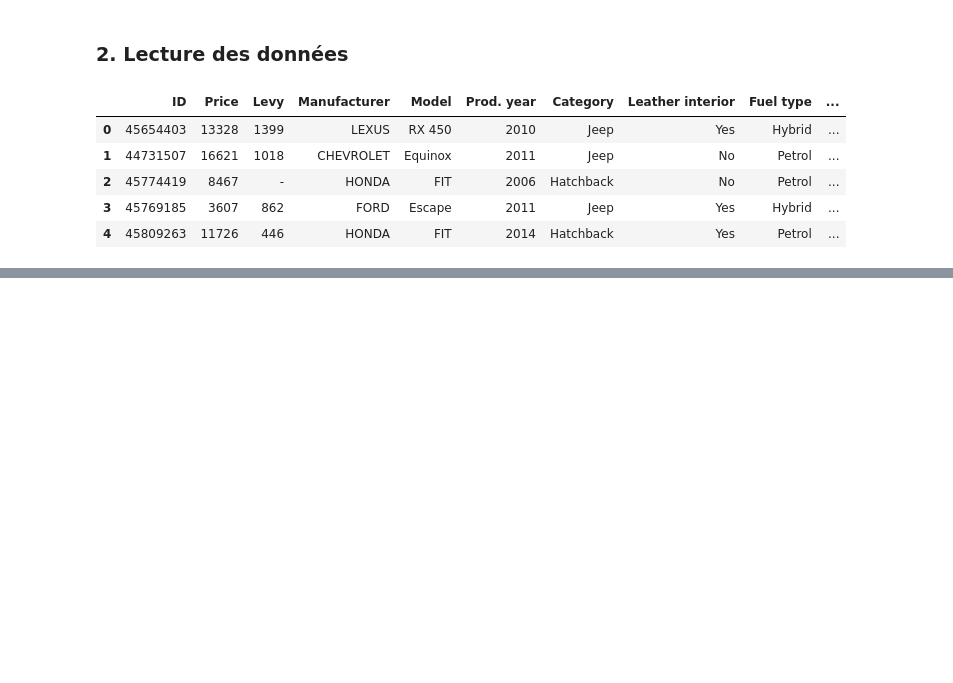
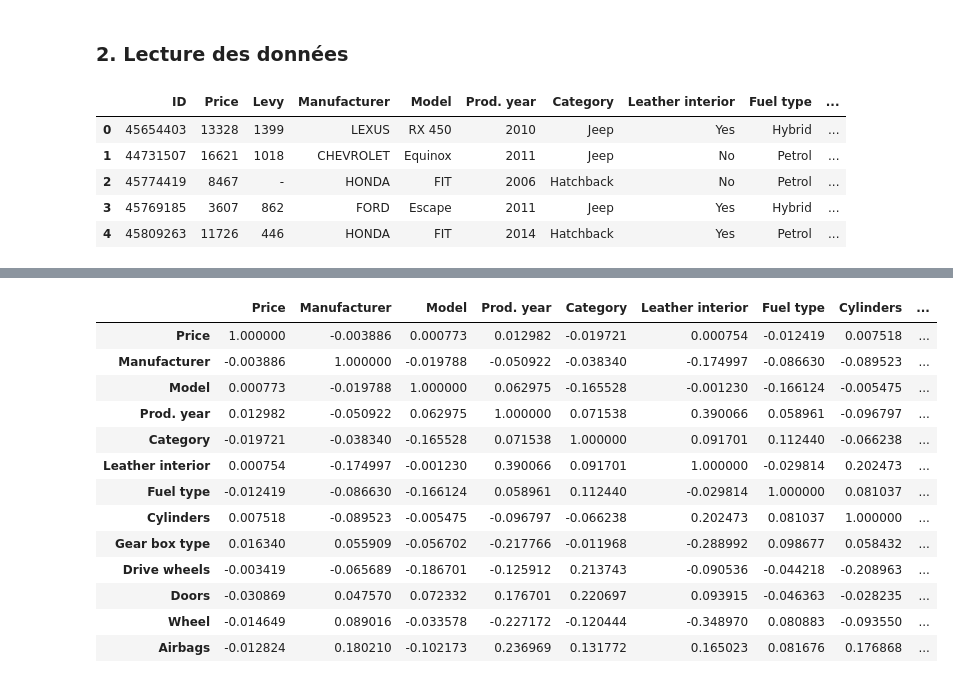
Before and after one commit to hmoustaphaousmane/cars-price-prediction, a Jupyter notebook: cars-price-prediction.ipynb, the cells around one changed output, grey strips where cells are left out. Cells and saved outputs as stored; diff of their text form; code cells hidden in the pictures; blank space fills up the shorter version.

```diff
--- a/cars-price-prediction.ipynb
+++ b/cars-price-prediction.ipynb
@@ -25,0 +121,19 @@ data.head()
+# %%
+#Calculer la matrice de corrélation entre les variables
+correlation_matrix = data.corr()
+correlation_matrix
+# %% [output]
+|  | Price | Manufacturer | Model | Prod. year | Category | Leather interior | Fuel type | Cylinders | ... |
+| Price | 1.000000 | -0.003886 | 0.000773 | 0.012982 | -0.019721 | 0.000754 | -0.012419 | 0.007518 | ... |
+| Manufacturer | -0.003886 | 1.000000 | -0.019788 | -0.050922 | -0.038340 | -0.174997 | -0.086630 | -0.089523 | ... |
+| Model | 0.000773 | -0.019788 | 1.000000 | 0.062975 | -0.165528 | -0.001230 | -0.166124 | -0.005475 | ... |
+| Prod. year | 0.012982 | -0.050922 | 0.062975 | 1.000000 | 0.071538 | 0.390066 | 0.058961 | -0.096797 | ... |
+| Category | -0.019721 | -0.038340 | -0.165528 | 0.071538 | 1.000000 | 0.091701 | 0.112440 | -0.066238 | ... |
+| Leather interior | 0.000754 | -0.174997 | -0.001230 | 0.390066 | 0.091701 | 1.000000 | -0.029814 | 0.202473 | ... |
+| Fuel type | -0.012419 | -0.086630 | -0.166124 | 0.058961 | 0.112440 | -0.029814 | 1.000000 | 0.081037 | ... |
+| Cylinders | 0.007518 | -0.089523 | -0.005475 | -0.096797 | -0.066238 | 0.202473 | 0.081037 | 1.000000 | ... |
+| Gear box type | 0.016340 | 0.055909 | -0.056702 | -0.217766 | -0.011968 | -0.288992 | 0.098677 | 0.058432 | ... |
+| Drive wheels | -0.003419 | -0.065689 | -0.186701 | -0.125912 | 0.213743 | -0.090536 | -0.044218 | -0.208963 | ... |
+| Doors | -0.030869 | 0.047570 | 0.072332 | 0.176701 | 0.220697 | 0.093915 | -0.046363 | -0.028235 | ... |
+| Wheel | -0.014649 | 0.089016 | -0.033578 | -0.227172 | -0.120444 | -0.348970 | 0.080883 | -0.093550 | ... |
+| Airbags | -0.012824 | 0.180210 | -0.102173 | 0.236969 | 0.131772 | 0.165023 | 0.081676 | 0.176868 | ... |
```
Also changed, not shown: parts of 17 cells of this notebook.
